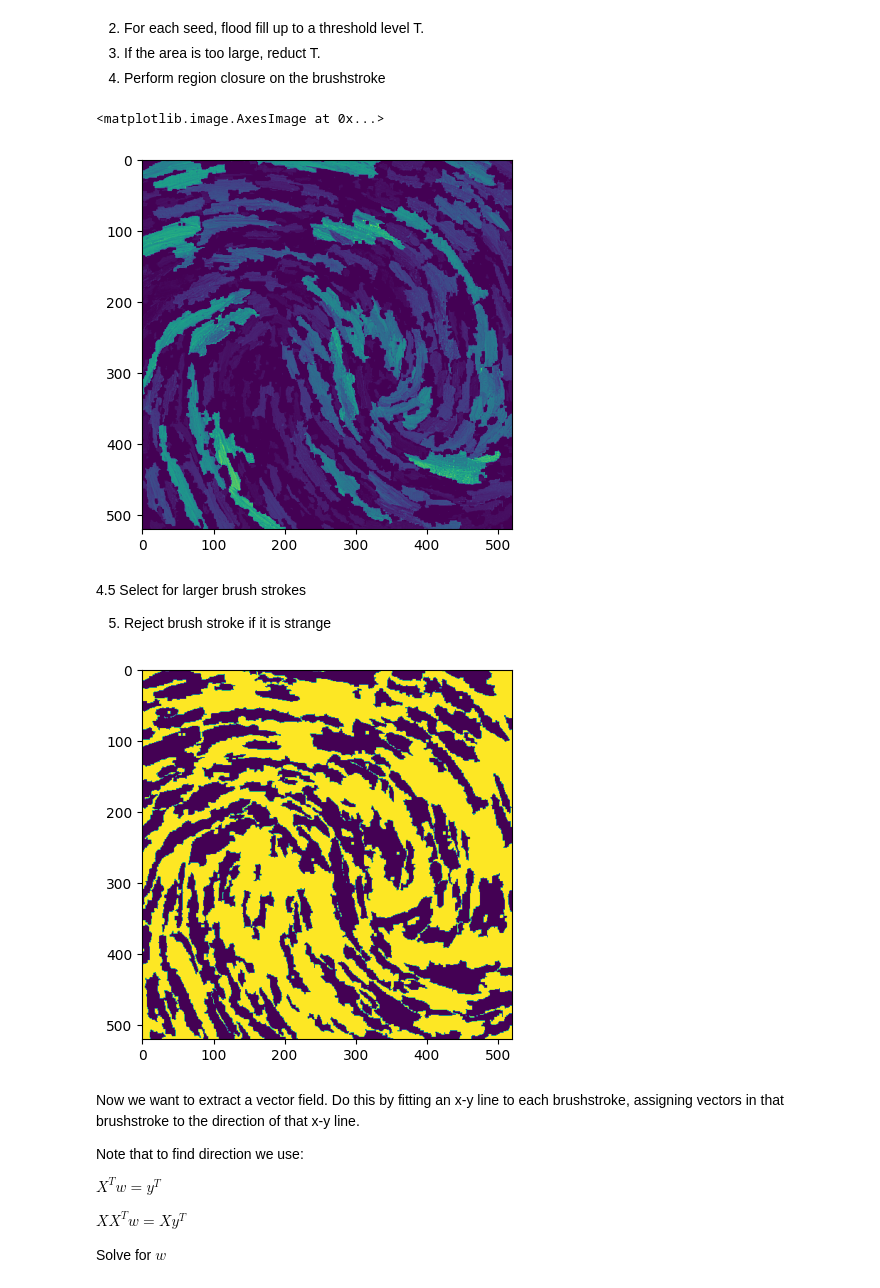
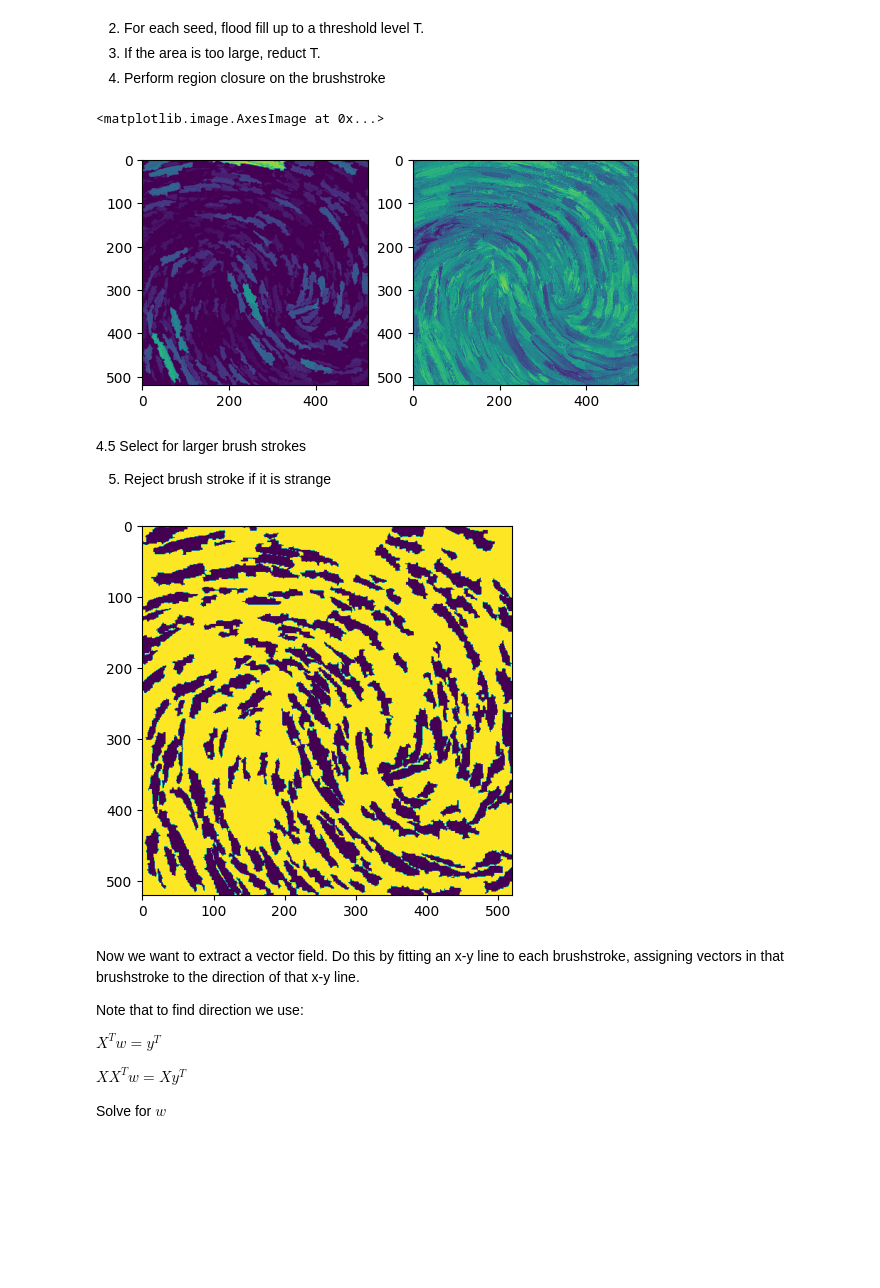
Before and after one commit to felixomahony/masters-thesis, a Jupyter notebook: image-segmentation/segmentation.ipynb, the cells around one changed output. Saved outputs shown, nothing was run; the diff lists cells and outputs as text; code cells hidden in the pictures; blank space fills up the shorter version.

```diff
--- a/image-segmentation/segmentation.ipynb
+++ b/image-segmentation/segmentation.ipynb
@@ -7,17 +20,16 @@ I wonder if you could do something clever with PCA to choose a linear combinatio
+# %%
+def hyp(key):
+    return np.float16(hyperparameter_dictionary[key])
 # %%
-import cv2
-import scipy.stats.qmc as qmc
-import matplotlib.pyplot as plt
-import numpy as np
-import pickle
-
-random_seed = 0
 
 im = cv2.imread('../res/starry_night_crop.jpg')
+im = cv2.cvtColor(im, cv2.COLOR_BGR2RGB)
+plt.imshow(im)
+plt.show()
 im_Y = cv2.cvtColor(im, cv2.COLOR_BGR2YCR_CB)
 im_Y = im[:,:,0]
 im_bw = cv2.cvtColor(im, cv2.COLOR_BGR2GRAY)
-im_B = im[:,:,2]
+im_B = im[:,:,0]
 print(im.shape)
 plt.subplot(2,3,1)
 plt.title("Black & White")
@@ -88,7 +108,7 @@ The paper referenced uses the sobol algorithm, so we will use that too for now.
 
 How many points do we need? I have no idea, but the crop is 520x520 px, so why not something like 1024 to start. We can evaluate this later.
 # %%
-n_points = 10 #Nb this is log_10(number of actual points)
+n_points = int(hyp('n_points')) #Nb this is log_10(number of actual points)
 generator = qmc.Sobol(2,bits=n_points, seed = random_seed)
 seeds = np.uint64(generator.random_base2(m=n_points)*520)
 plt.imshow(im_maxvar)
@@ -104,30 +151,37 @@ Text(0.5, 1.0, 'Seed locations')
 # %%
-T=500
+T = int(hyp('init_intensity_bound'))
+max_brush = hyp('max_brush_size')
+min_brush = hyp('min_brush_size')
 
 im_out = np.zeros(im_maxvar.shape)
 brush_options_list = []
 region_size_list = []
 for seed_index in range(seeds.shape[0]):
     t = T
-    region = cv2.floodFill(im, None, seeds[seed_index], 0, (t,t,t), (t,t,t), cv2.FLOODFILL_MASK_ONLY)[2]
-
-    while np.sum(region) > 5000 and t > 0:
+    region = cv2.floodFill(im_maxvar, None, seeds[seed_index], 0, t, t, cv2.FLOODFILL_MASK_ONLY)[2]
+    region = region[1:-1,1:-1]
+    while (np.sum(region) > max_brush or not it_is_a_brushstroke(region))  and t > 0:
         #3
         t -= 2
         #2
-        region = cv2.floodFill(im, None, seeds[seed_index], 0, (t,t,t), (t,t,t), cv2.FLOODFILL_MASK_ONLY)[2]
+        region = cv2.floodFill(im_maxvar, None, seeds[seed_index], 0, t, t, cv2.FLOODFILL_MASK_ONLY)[2]
+        region = region[1:-1,1:-1]
 
-    region = region[1:-1,1:-1]
+
     #4
     region = cv2.morphologyEx(region, cv2.MORPH_CLOSE, np.ones([4,4]))
     im_out = im_out + im_maxvar * region
-    brush_options_list.append(region)
-    region_size_list.append(np.sum(region))
-
+    brush_size = np.sum(region)
+    if (brush_size > min_brush and it_is_a_brushstroke(region)):
+        brush_options_list.append(region)
+        region_size_list.append(brush_size)
+plt.subplot(1,2,1)
 plt.imshow(im_out)
+plt.subplot(1,2,2)
+plt.imshow(im_maxvar)
 # %% [output]
 <matplotlib.image.AxesImage at 0x...>
-[figure, old version]
+[figure, new version]
 # %% [markdown]
 4.5 Select for larger brush strokes
 
@@ -146,7 +200,7 @@ for i in range(sz):
     region_index = brushtroke_size_list[i]
     if np.sum(existing_image*brush_options_list[region_index]) == region_size_list[region_index]:
         #5 - Remove small brush strokes
-        if (region_size_list[region_index] < 100):
+        if (region_size_list[region_index] < hyp('min_brush_size')):
             break
         #5 - Remove brush strokes which are too wide
 
@@ -156,7 +210,7 @@ for i in range(sz):
 plt.imshow(existing_image)
 plt.imsave("../res/starry_night_brushes.jpg", existing_image)
 # %% [output]
-[figure, old version]
+[figure, new version]
 # %% [markdown]
 Now we want to extract a vector field. Do this by fitting an x-y line to each brushstroke, assigning vectors in that brushstroke to the direction of that x-y line.
 
```
Also changed, not shown: parts of 6 cells of this notebook, 5 other files.
